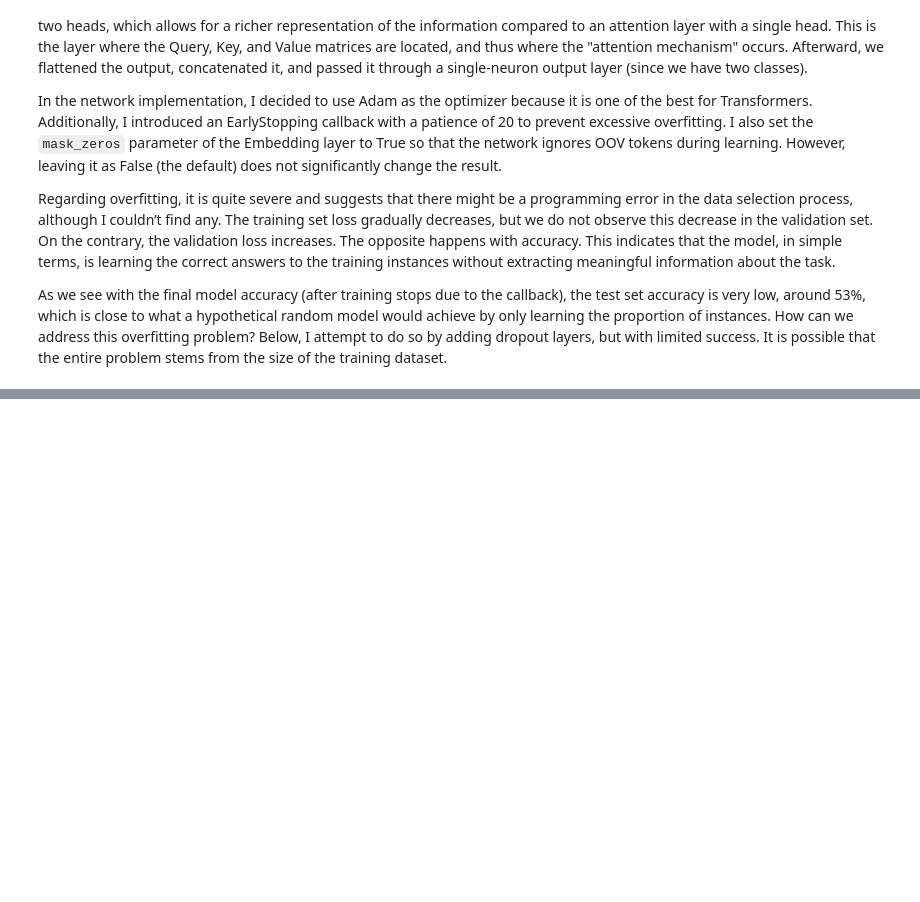
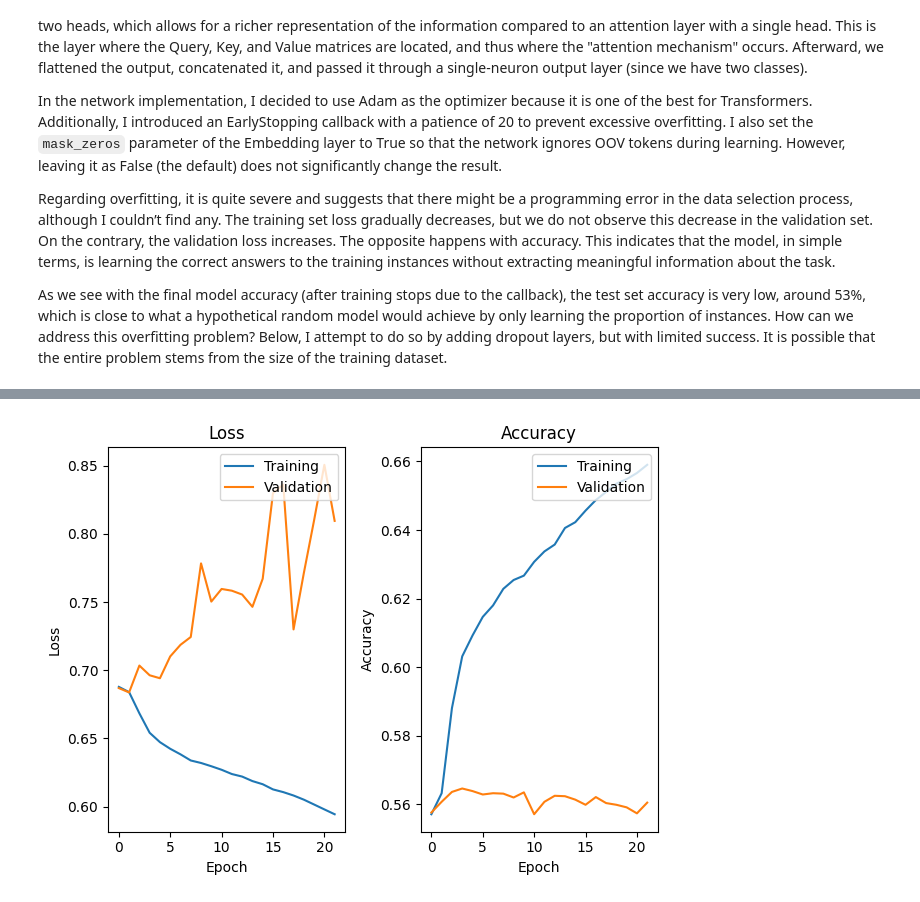
Before and after one commit to svalbuenaa/deep_learning_transformers, a Jupyter notebook: deep-learning-transformers.ipynb, the cells around one changed output, grey strips where cells are left out. Cells and saved outputs as stored; diff of their text form; code cells hidden in the pictures; blank space fills up the shorter version.

```diff
--- a/deep-learning-transformers.ipynb
+++ b/deep-learning-transformers.ipynb
@@ -660,0 +847,17 @@ As we see with the final model accuracy (after training stops due to the callbac
+# %%
+start = time.time()
+# Training
+
+# Callback for Early stopping
+early_stopping_custom_embedding_dropout = tf.keras.callbacks.EarlyStopping(
+    monitor='val_loss',
+    patience=20)
+
+history_custom_embedding_dropout = model_custom_embedding_dropout.fit(
+    x=[X_train1, X_train2],
+    y=y_train,
+    epochs=100,
+    callbacks=early_stopping_custom_embedding_dropout,
+    validation_data = ([X_val1, X_val2], y_val))
+
+print("Training time: "+str(time.time()-start)+" seconds")
@@ -660,0 +882,4 @@ As we see with the final model accuracy (after training stops due to the callbac
+# %%
+loss_acc_plot(history_custom_embedding_dropout)
+# %% [output]
+[figure, added]
```
Also changed, not shown: parts of 24 cells of this notebook.
